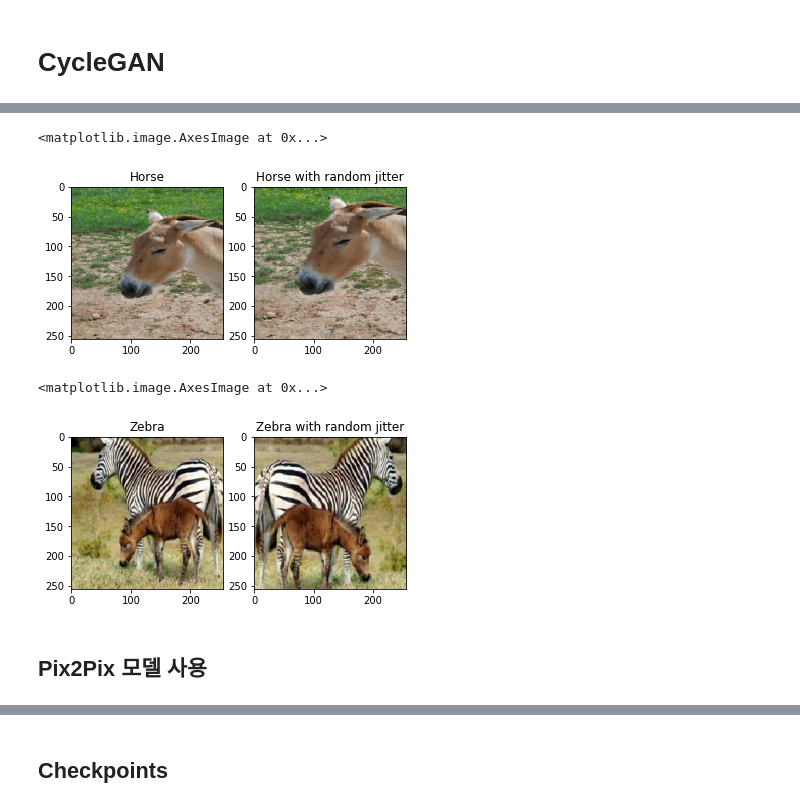
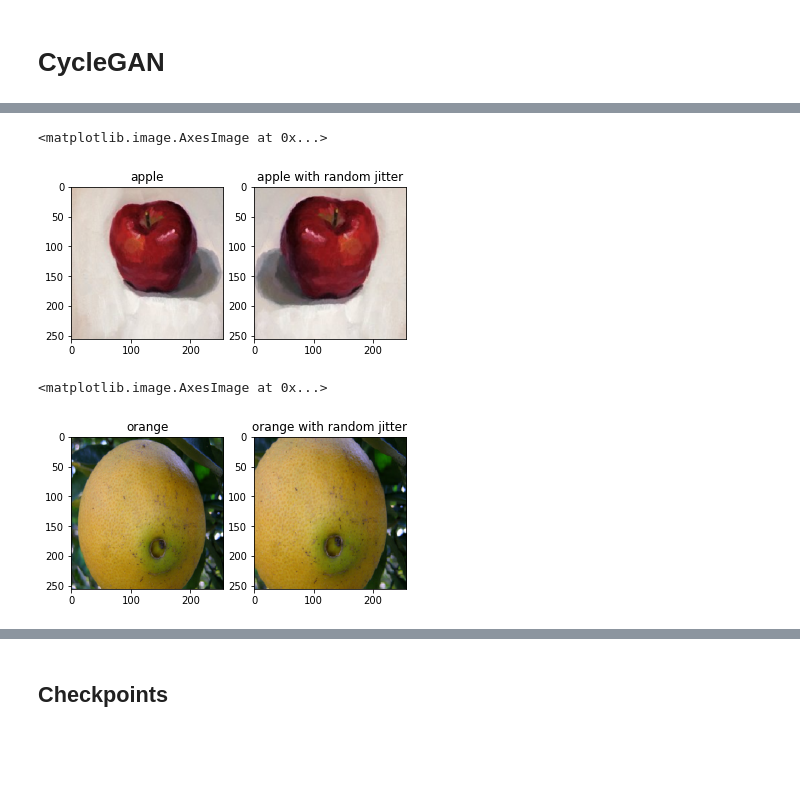
Before and after one commit to dakyommii/python, a Jupyter notebook: site/en/tutorials/generative/cyclegan.ipynb, the cells around one changed output, grey strips where cells are left out. Cells and saved outputs as stored; diff of their text form; code cells hidden in the pictures; blank space fills up the shorter version.

```diff
--- a/site/en/tutorials/generative/cyclegan.ipynb
+++ b/site/en/tutorials/generative/cyclegan.ipynb
@@ -46,6 +38,6 @@ AUTOTUNE = tf.data.AUTOTUNE
 # %%
-dataset, metadata = tfds.load('cycle_gan/horse2zebra',
+dataset, metadata = tfds.load('cycle_gan/apple2orange',
                               with_info=True, as_supervised=True)
 
-train_horses, train_zebras = dataset['trainA'], dataset['trainB']
-test_horses, test_zebras = dataset['testA'], dataset['testB']
+train_apple, train_orange = dataset['trainA'], dataset['trainB']
+test_apple, test_orange = dataset['testA'], dataset['testB']
@@ -97,45 +81,43 @@ def preprocess_image_test(image, label):
   image = normalize(image)
   return image
 # %%
-train_horses = train_horses.cache().map(
+train_apple = train_apple.cache().map(
     preprocess_image_train, num_parallel_calls=AUTOTUNE).shuffle(
     BUFFER_SIZE).batch(BATCH_SIZE)
 
-train_zebras = train_zebras.cache().map(
+train_orange = train_orange.cache().map(
     preprocess_image_train, num_parallel_calls=AUTOTUNE).shuffle(
     BUFFER_SIZE).batch(BATCH_SIZE)
 
-test_horses = test_horses.map(
+test_apple = test_apple.map(
     preprocess_image_test, num_parallel_calls=AUTOTUNE).cache().shuffle(
     BUFFER_SIZE).batch(BATCH_SIZE)
 
-test_zebras = test_zebras.map(
+test_orange = test_orange.map(
     preprocess_image_test, num_parallel_calls=AUTOTUNE).cache().shuffle(
     BUFFER_SIZE).batch(BATCH_SIZE)
 # %%
-sample_horse = next(iter(train_horses))
-sample_zebra = next(iter(train_zebras))
+sample_apple = next(iter(train_apple))
+sample_orange = next(iter(train_orange))
 # %%
 plt.subplot(121)
-plt.title('Horse')
-plt.imshow(sample_horse[0] * 0.5 + 0.5)
+plt.title('apple')
+plt.imshow(sample_apple[0] * 0.5 + 0.5)
 
 plt.subplot(122)
-plt.title('Horse with random jitter')
-plt.imshow(random_jitter(sample_horse[0]) * 0.5 + 0.5)
+plt.title('apple with random jitter')
+plt.imshow(random_jitter(sample_apple[0]) * 0.5 + 0.5)
 # %% [output]
 <matplotlib.image.AxesImage at 0x...>
-[figure, old version]
+[figure, new version]
 # %%
 plt.subplot(121)
-plt.title('Zebra')
-plt.imshow(sample_zebra[0] * 0.5 + 0.5)
+plt.title('orange')
+plt.imshow(sample_orange[0] * 0.5 + 0.5)
 
 plt.subplot(122)
-plt.title('Zebra with random jitter')
-plt.imshow(random_jitter(sample_zebra[0]) * 0.5 + 0.5)
+plt.title('orange with random jitter')
+plt.imshow(random_jitter(sample_orange[0]) * 0.5 + 0.5)
 # %% [output]
 <matplotlib.image.AxesImage at 0x...>
-[figure, old version]
+[figure, new version]
-# %% [markdown]
-## Pix2Pix 모델 사용
```
Also changed, not shown: parts of 30 cells of this notebook.
